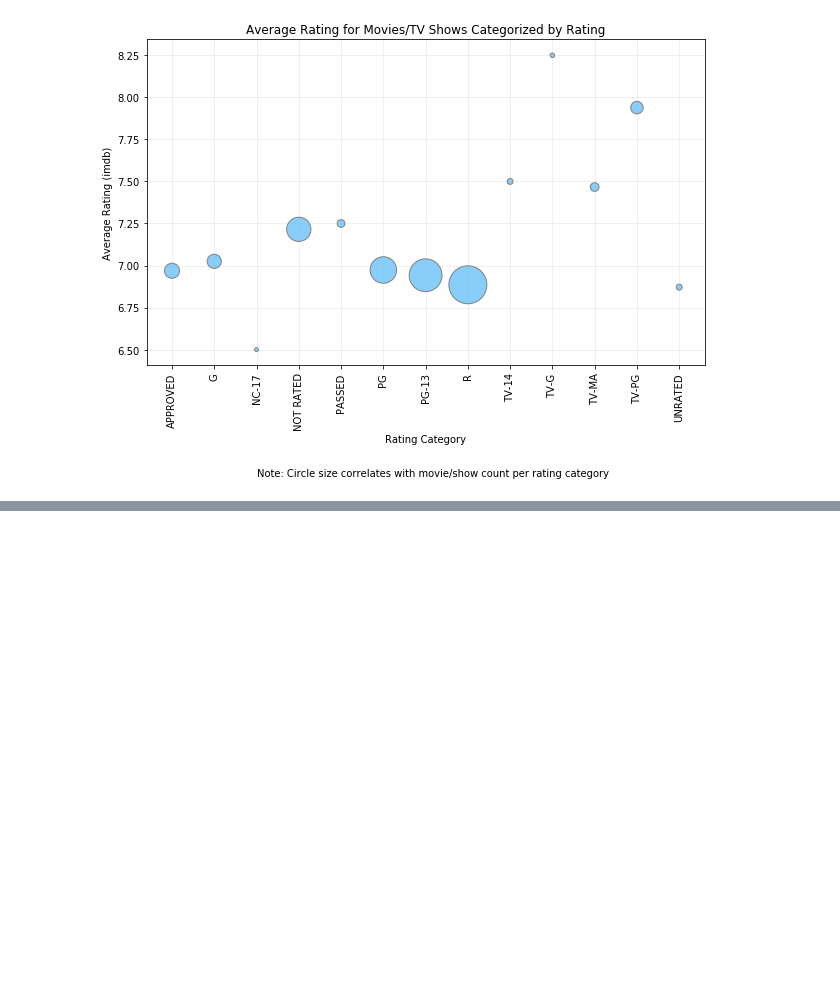
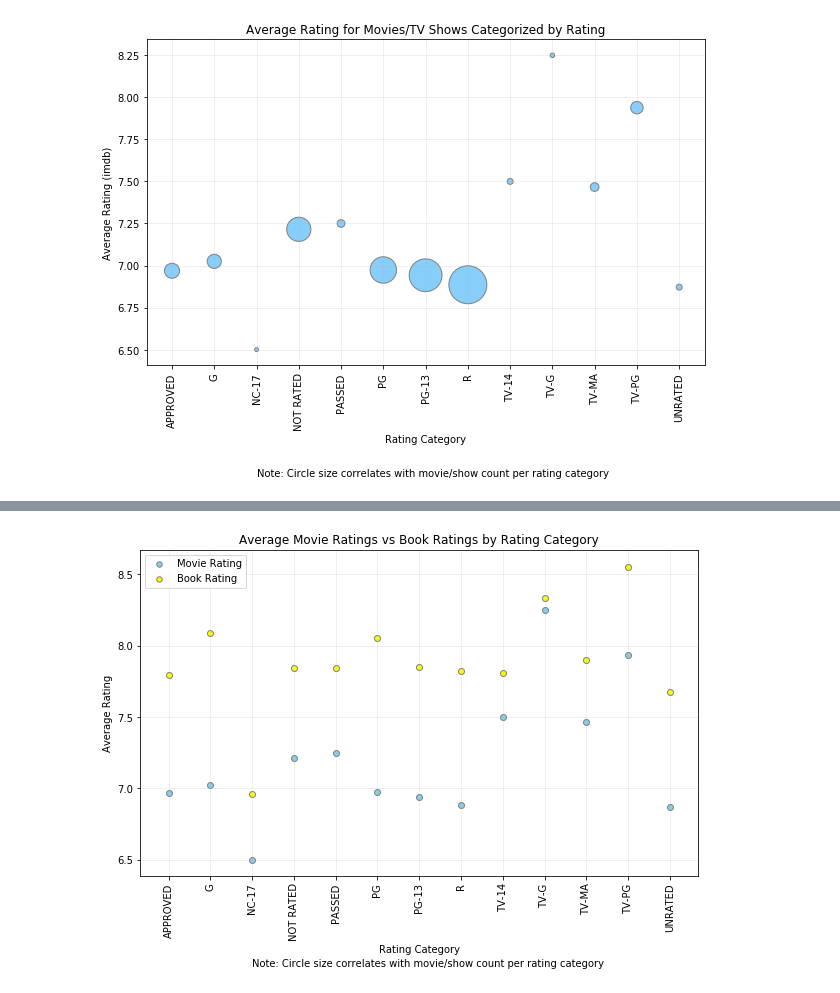
Before and after one commit to akschenker/ETL-project, a Jupyter notebook: htet/ave_rating_by_rating_categories.ipynb, the cells around one changed output, grey strips where cells are left out. Saved outputs shown, nothing was run; the diff lists cells and outputs as text; code cells hidden in the pictures; blank space fills up the shorter version.

```diff
--- a/htet/ave_rating_by_rating_categories.ipynb
+++ b/htet/ave_rating_by_rating_categories.ipynb
@@ -160,3 +160,7 @@ plt.text(2,5.75,'Note: Circle size correlates with movie/show count per rating c
 plt.savefig("images/rated_scatter.png", bbox_inches='tight')
 # %% [output]
 [figure]
+# %%
+both_ratings = rated.groupby('Rated').mean()
+both_ratings['Count'] = count
+both_ratings = both_ratings.rename(columns={'imdbRating':'Movie Rating'})
@@ -162,0 +185,28 @@ plt.savefig("images/rated_scatter.png", bbox_inches='tight')
+# %%
+plt.figure(figsize=(10,6))
+plt.scatter(
+    both_ratings.index,
+    both_ratings['Movie Rating'],
+#     both_ratings['Count']*5,
+    color='skyblue',
+    edgecolor='grey')
+
+plt.scatter(
+    both_ratings.index,
+    both_ratings['Book Rating'],
+#     both_ratings['Count']*5,
+    color='yellow',
+    edgecolor='grey')
+
+plt.xticks(rotation=90)
+plt.title('Average Movie Ratings vs Book Ratings by Rating Category')
+plt.xlabel('Rating Category')
+plt.ylabel('Average Rating')
+plt.grid(alpha=0.25)
+plt.text(2,5.75,'Note: Circle size correlates with movie/show count per rating category')
+lgnd = plt.legend(loc='best')
+lgnd.legendHandles[0]._sizes = [30]
+lgnd.legendHandles[1]._sizes = [30]
+plt.savefig("images/rated_scatter.png", bbox_inches='tight')
+# %% [output]
+[figure, added]
```
Also changed, not shown: parts of 1 cell of this notebook, 6 other files.
